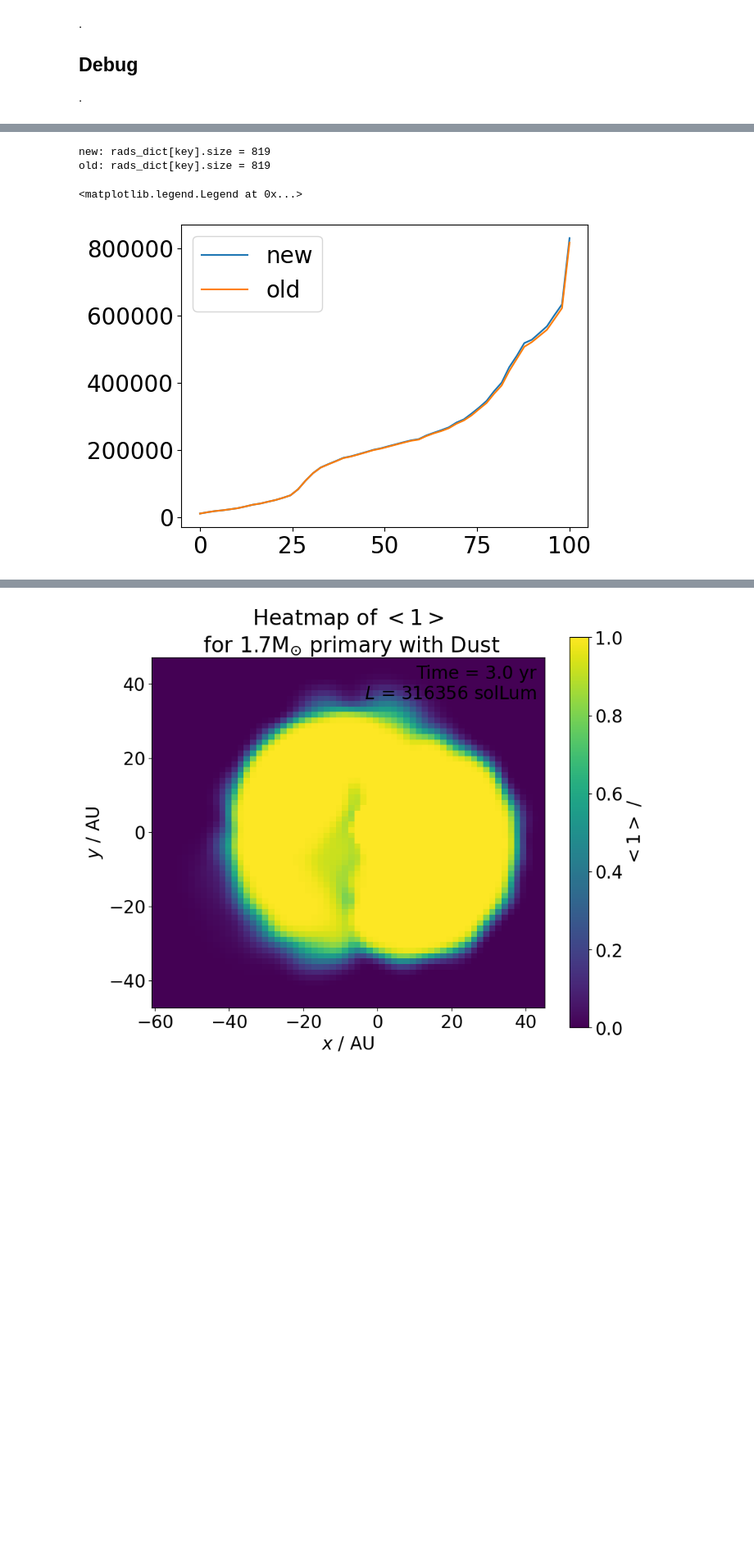
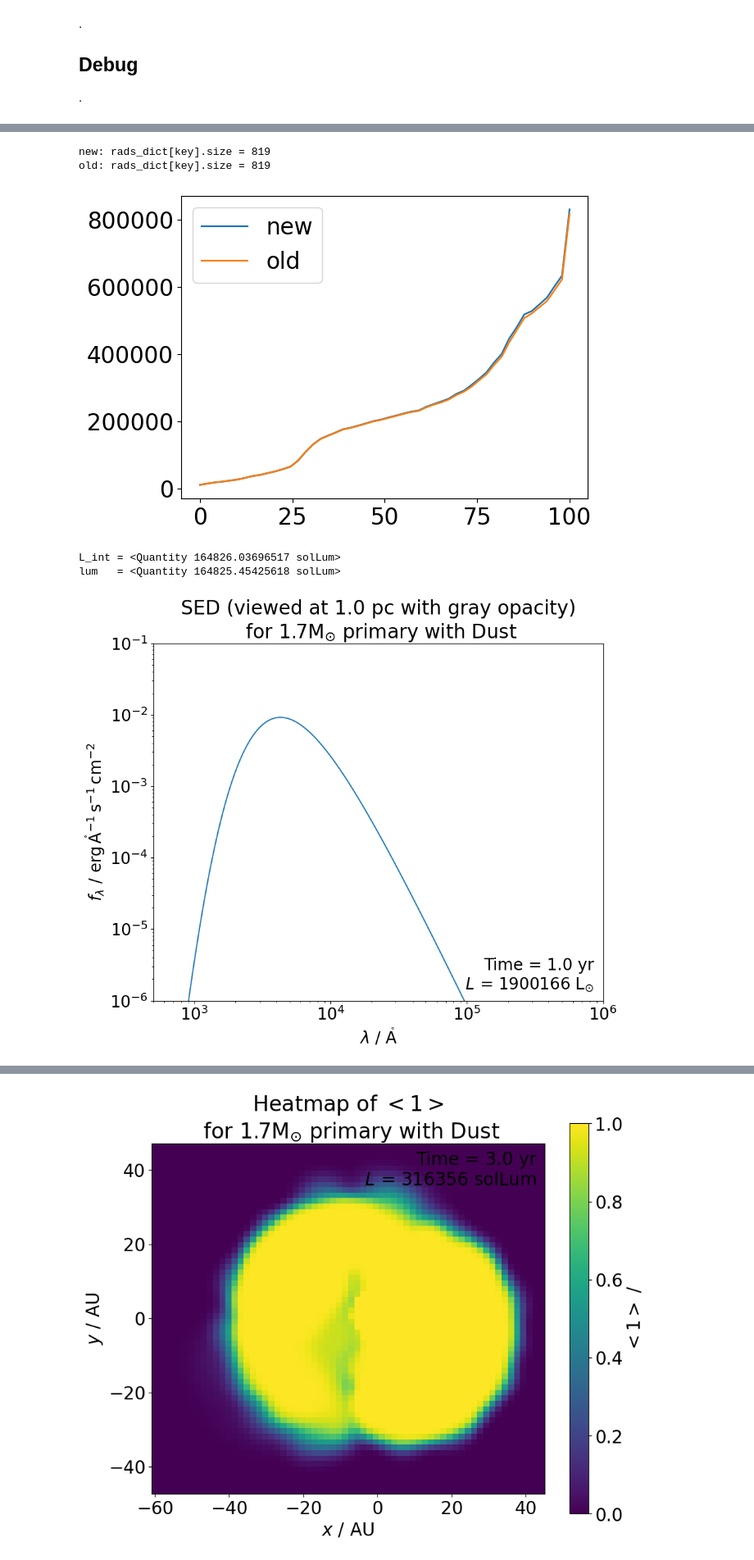
Before and after one commit to chunliangmu/RTinCEE-scripts-2024, a Jupyter notebook: script_LCGen.ipynb, the cells around one changed output, grey strips where cells are left out. Shown at 82% size. Cells and saved outputs as stored; diff of their text form; code cells hidden in the pictures; blank space fills up the shorter version.

Commit message:
Calc-ing SED / spectra graph

```diff
--- a/script_LCGen.ipynb
+++ b/script_LCGen.ipynb
@@ -1209,7 +1209,7 @@ def _integrate_along_rays_gridxy_sub_parallel(
 
     estis: (nray,)-shaped np.ndarray[float]
         Estimations of radiance (i.e. specific intensities) for each ray, using old method
-        (Also estis means 'was' in esperanto, so its a fitting name)
+        (Also estis means 'was' in Esperanto, so it's a fitting name)
 
     """
     #raise NotImplementedError
@@ -1937,4 +1999,5 @@ def get_sph_error(
 do_debug = True
 if do_debug and __name__ == '__main__':
     output_dir = '../fig/20240222_LCGen/test/'
+    interm_dir = '../interm/test/'
     rads_dict = {}
@@ -2225,12 +2325,52 @@ Time Used: 0:00:17.447974
 # %%
-x = np.linspace(0., 100.)
-for key in rads_dict:
-    label = 'new' if key else 'old'
-    plt.plot(x, np.percentile(rads_dict[key],x), label=label)
-    print(f"{label}: {rads_dict[key].size = }")
-plt.legend()
+if do_debug and __name__ == '__main__':
+    x = np.linspace(0., 100.)
+    for key in rads_dict:
+        label = 'new' if key else 'old'
+        plt.plot(x, np.percentile(rads_dict[key],x), label=label)
+        print(f"{label}: {rads_dict[key].size = }")
+    plt.legend()
 # %% [output]
 new: rads_dict[key].size = 819
 old: rads_dict[key].size = 819
-<matplotlib.legend.Legend at 0x...>
 [figure]
+# %%
+# integrate spectrum across wavelen
+if do_debug and __name__ == '__main__':
+    # freq: minimum range 1e9~1e20 Hz (covering microwave to x-ray)
+    # wavelen 1e-11m ~ 0.1m
+    wavlens = (np.logspace(-10, 10, 10000) * units.m).cgs
+    Ts      = set_as_quantity(sdf['T'].iloc[pts_order_used], mpdf.units['temp']).cgs
+    Aeffs   = set_as_quantity(jfact_used, mpdf.units['dist']**2).cgs
+    L_wavs  = L_wav_nb(wavlens.cgs.value, Ts.cgs.value, Aeffs.cgs.value)
+    L_wavs *= units.erg / units.s / units.cm
+    L_wavs  = L_wavs.to(units.Lsun / units.cm)
+
+    L_int = np.trapz(L_wavs, wavlens).to(units.Lsun)
+    print(f"{L_int = }\n{lum   = }")
+# %% [output]
+L_int = <Quantity 164826.03696517 solLum>
+lum   = <Quantity 164825.45425618 solLum>
+# %%
+    # plotting - spec in wavlen space
+    spec_dist = 1 * units.parsec
+    fig, ax = plt.subplots(figsize=(10, 8))
+    y = (L_wavs/(4*pi*spec_dist**2)).to((units.erg / units.s / units.cm**2) / units.angstrom)
+    x = wavlens.to(units.angstrom)
+    ax.loglog(x, y)
+    ax.set_title(f"SED (viewed at {spec_dist:.1f} with gray opacity)\n{job_profile['plot_title_suffix']}")
+    ax.set_xlabel(f"$\\lambda$ / {x.unit.to_string('latex_inline')}")
+    ax.set_ylabel(f"$f_{{\\lambda}}$ / {y.unit.to_string('latex_inline')}")
+    ax.set_xlim(5e2, 1e6)
+    ax.set_ylim(1e-6, 1e-1)
+    ax.text(
+        0.98, 0.02,
+        f"Time = {mpdf.get_time():.1f}\n" + \
+        f" $L$ = {lum.value:.0f} {lum.unit.to_string('latex_inline')}",
+        #color = "black",
+        ha = 'right', va = 'bottom',
+        transform=ax.transAxes,
+    )
+    fig.savefig(f"{output_dir}Spec_{job_nickname}_{file_index:05d}_{no_xy_txt}.png")
+# %% [output]
+[figure, added]
```
Also changed, not shown: parts of 11 cells of this notebook.
